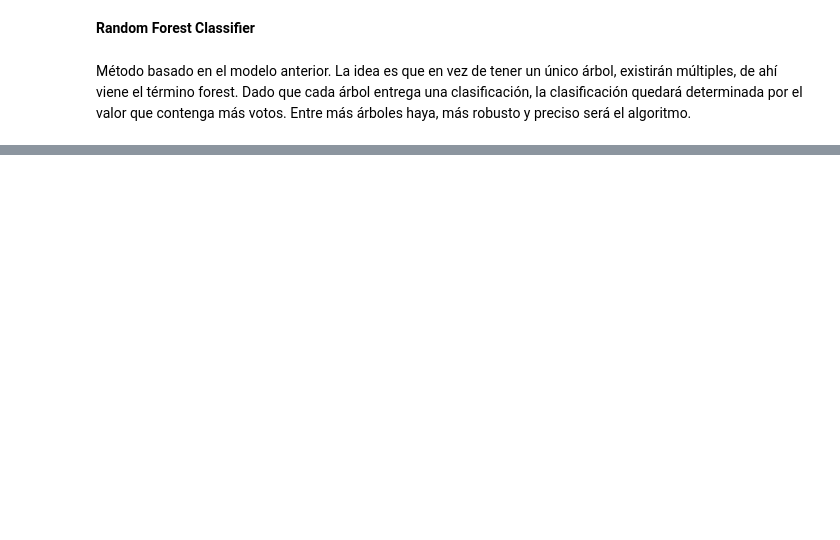
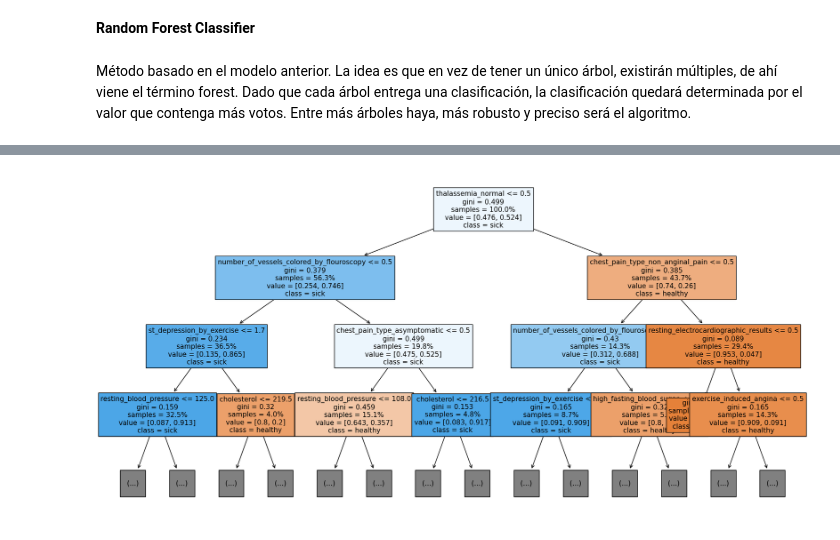
Before and after one commit to fvillena/biocompu, a Jupyter notebook: clases practicas/Clase_práctica_1.ipynb, the cells around one changed output, grey strips where cells are left out. Cells and saved outputs as stored; diff of their text form; code cells hidden in the pictures; blank space fills up the shorter version.

```diff
--- a/clases practicas/Clase_práctica_1.ipynb
+++ b/clases practicas/Clase_práctica_1.ipynb
@@ -317,13 +511,15 @@ random_tree = rf.estimators_[-3]
 # %%
 plt.figure(figsize = (20,10))
 plot_tree( # Función que nos permite visualizar el árbol de decisión ajustado.
     random_tree, # Objeto de nuestro árbol de decisión entrenado.
-    feature_names = df.columns, # Nombres de las variables utilizadas para entrenar.
+    feature_names = list(df.columns), # Nombres de las variables utilizadas para entrenar.
     class_names = ["healthy","sick"], # Nombre de las clases que estamos prediciendo.
     label = "all", # Etiquetamos todas características de cada nodo.
     proportion = True, # Visualizamos las proporciones de datos en cada nodo de decisión,
     filled=True, # Coloreamos los nodos
     fontsize=11, # Establecemos el tamaño de la letra del texto dentro de cada nodo.,
     max_depth=3 # Profundidad máxima del árbol
 )
 plt.show()
+# %% [output]
+[figure, added]
```
Also changed, not shown: parts of 31 cells of this notebook.
